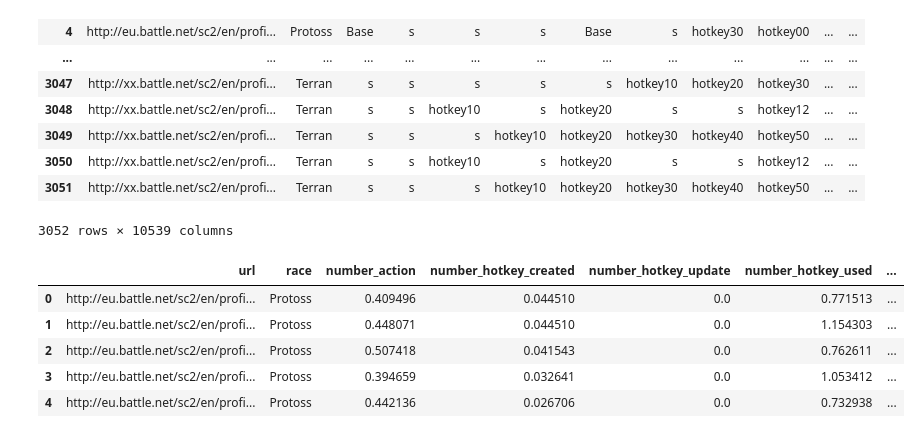
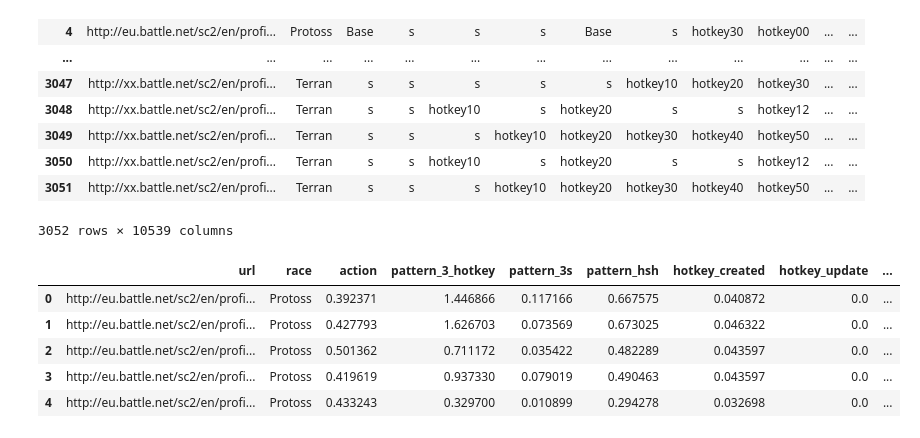
Before and after one commit to Danh-Lan/Data-Mining, a Jupyter notebook: ot2-project-dm.ipynb, the cells around one changed output. Cells and saved outputs as stored; diff of their text form; code cells hidden in the pictures.

```diff
--- a/ot2-project-dm.ipynb
+++ b/ot2-project-dm.ipynb
@@ -62,11 +59,12 @@ df_train
 import re
 hotkey_actions_to_count = ["0","1","2"]
 hotkeys_to_count = ["0","1","2","3","4","5","6","7","8","9"]
+window_size = 3
 # %%
-# cut_off: take at most the first cut_off second from every game, deafult 6 minutes
+# cut_off: take at most the first cut_off second from every game, default 6 minutes
 # min_game_length: remove too short games, isn't applied if is_Test is True, default 1 minute
 
-def extract_features(input_data, is_test = False, cut_off = 5.5*60, min_game_length = 1*60):
+def extract_features(input_data, is_test = False, cut_off = 6*60, min_game_length = 1*60):
     output_data = []
     for row in input_data:
         count_hotkey_actions = [0] * len(hotkey_actions_to_count)
@@ -76,6 +74,9 @@ def extract_features(input_data, is_test = False, cut_off = 5.5*60, min_game_len
         new_row.append(row[1])
         game_length = 0
         count_action = 0
+        count_pattern_3_hotkey = 0
+        count_pattern_3s = 0
+        count_pattern_hsh = 0
 
         for action in row[2:]:
             # look for time cell, begin with "t"
@@ -105,8 +106,31 @@ def extract_features(input_data, is_test = False, cut_off = 5.5*60, min_game_len
 
         # frenquency of base, mineral, other action
         count_action /= game_length
+        new_row.append(count_action)
 
-        new_row.append(count_action)
+        for i in range(2, len(row) - window_size + 1):
+            actions_in_window = row[i:i+window_size]
+            all_start_with_s = all(action.startswith('s') for action in actions_in_window)
+            if all_start_with_s:
+                count_pattern_3s += 1
+            if actions_in_window[0].startswith('hotkey') and actions_in_window[2].startswith('hotkey'):
+                if actions_in_window[1].startswith('s'):
+                    count_pattern_hsh += 1
+                elif actions_in_window[1].startswith('hotkey'):
+                    count_pattern_3_hotkey += 1
+
+        # frequency of 3-hotkey pattern
+        count_pattern_3_hotkey /= game_length
+        new_row.append(count_pattern_3_hotkey)
+
+        #frequency of 3s pattern
+        count_pattern_3s /= game_length
+        new_row.append(count_pattern_3s)
+
+        #frequency of hotkey - s - hotkey pattern
+        count_pattern_hsh /= game_length
+        new_row.append(count_pattern_hsh)
+
 
         # Calculate the frequency of hotkey
         for i in range(len(hotkey_actions_to_count)):
@@ -131,15 +155,15 @@ converted_train_data = df_train.values
 output_train_data = extract_features(converted_train_data)
 # %%
 # Convert the table to a DataFrame with headers
-headers = ['url', 'race', 'number_action', 'number_hotkey_created', 'number_hotkey_update', 'number_hotkey_used',
-          'number_key0','number_key1', 'number_key2', 'number_key3', 'number_key4', 'number_key5', 'number_key6',
-          'number_key7', 'number_key8', 'number_key9']
+headers = ['url', 'race', 'action', 'pattern_3_hotkey', 'pattern_3s', 'pattern_hsh', 'hotkey_created', 'hotkey_update', 'hotkey_used',
+          'key0','key1', 'key2', 'key3', 'key4', 'key5', 'key6',
+          'key7', 'key8', 'key9']
 new_df = pd.DataFrame(output_train_data, columns=headers)
 new_df.head()
 # %% [output]
-|  | url | race | number_action | number_hotkey_created | number_hotkey_update | number_hotkey_used | ... |
-| 0 | http://eu.battle.net/sc2/en/profi... | Protoss | 0.409496 | 0.044510 | 0.0 | 0.771513 | ... |
-| 1 | http://eu.battle.net/sc2/en/profi... | Protoss | 0.448071 | 0.044510 | 0.0 | 1.154303 | ... |
-| 2 | http://eu.battle.net/sc2/en/profi... | Protoss | 0.507418 | 0.041543 | 0.0 | 0.762611 | ... |
-| 3 | http://eu.battle.net/sc2/en/profi... | Protoss | 0.394659 | 0.032641 | 0.0 | 1.053412 | ... |
-| 4 | http://eu.battle.net/sc2/en/profi... | Protoss | 0.442136 | 0.026706 | 0.0 | 0.732938 | ... |
+|  | url | race | action | pattern_3_hotkey | pattern_3s | pattern_hsh | hotkey_created | hotkey_update | ... |
+| 0 | http://eu.battle.net/sc2/en/profi... | Protoss | 0.392371 | 1.446866 | 0.117166 | 0.667575 | 0.040872 | 0.0 | ... |
+| 1 | http://eu.battle.net/sc2/en/profi... | Protoss | 0.427793 | 1.626703 | 0.073569 | 0.673025 | 0.046322 | 0.0 | ... |
+| 2 | http://eu.battle.net/sc2/en/profi... | Protoss | 0.501362 | 0.711172 | 0.035422 | 0.482289 | 0.043597 | 0.0 | ... |
+| 3 | http://eu.battle.net/sc2/en/profi... | Protoss | 0.419619 | 0.937330 | 0.079019 | 0.490463 | 0.043597 | 0.0 | ... |
+| 4 | http://eu.battle.net/sc2/en/profi... | Protoss | 0.433243 | 0.329700 | 0.010899 | 0.294278 | 0.032698 | 0.0 | ... |
```
Also changed, not shown: parts of 34 cells of this notebook.
